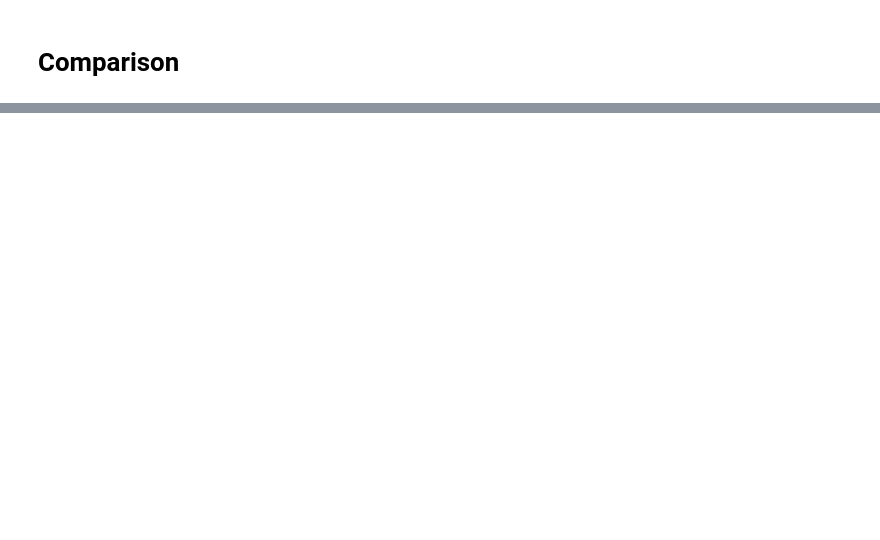
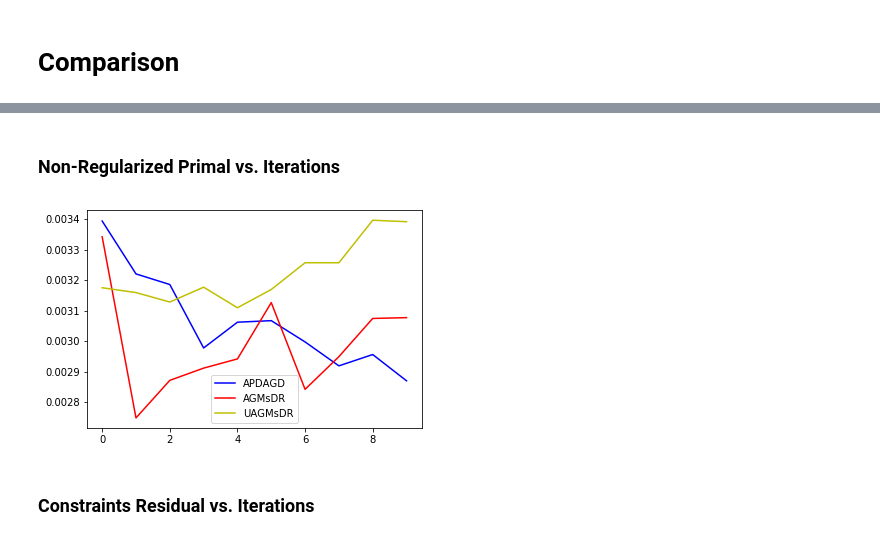
Before and after one commit to nazya/acc-alt-OT, a Jupyter notebook: main.ipynb, the cells around one changed output, grey strips where cells are left out. Drawn from its saved outputs; the diff is of its cells as text; code cells hidden in the pictures; blank space fills up the shorter version.

```diff
--- a/main.ipynb
+++ b/main.ipynb
@@ -822,0 +749,17 @@ leg = ax.legend();
+# %%
+ft1 = np.array([f_true(i) for i in xs1[:]])
+ft2 = np.array([f_true(i) for i in xs2[:]])
+ft3 = np.array([f_true(i) for i in xs3[:]])
+# %% [markdown]
+### Non-Regularized Primal vs. Iterations
+# %%
+begin = 5
+fig, ax = plt.subplots()
+ax.plot(ft1[begin:N], '-b', label='APDAGD')
+ax.plot(ft2[begin:N], '-r', label='AGMsDR')
+ax.plot(ft3[begin:N], '-y', label='UAGMsDR')
+leg = ax.legend();
+# %% [output]
+[figure, added]
+# %% [markdown]
+### Constraints Residual vs. Iterations
```
Also changed, not shown: parts of 129 cells of this notebook.
